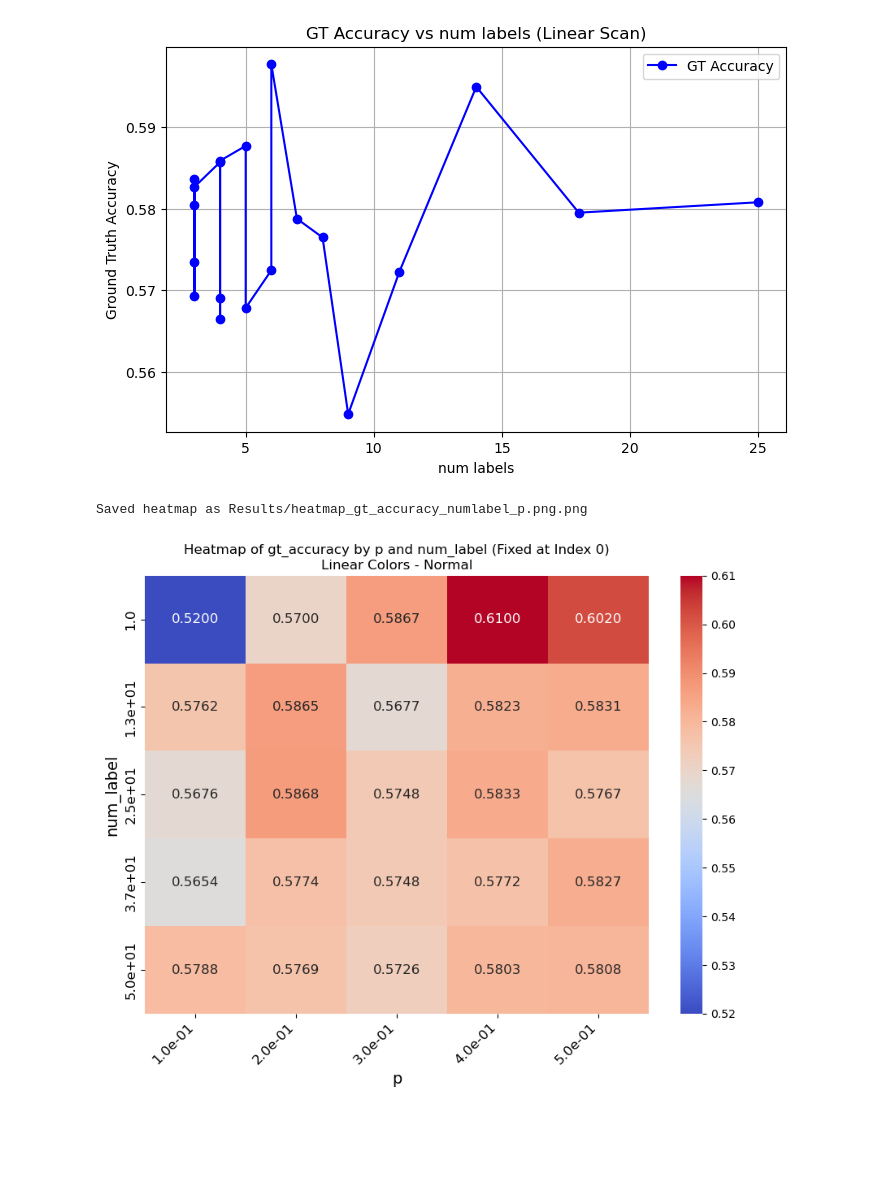
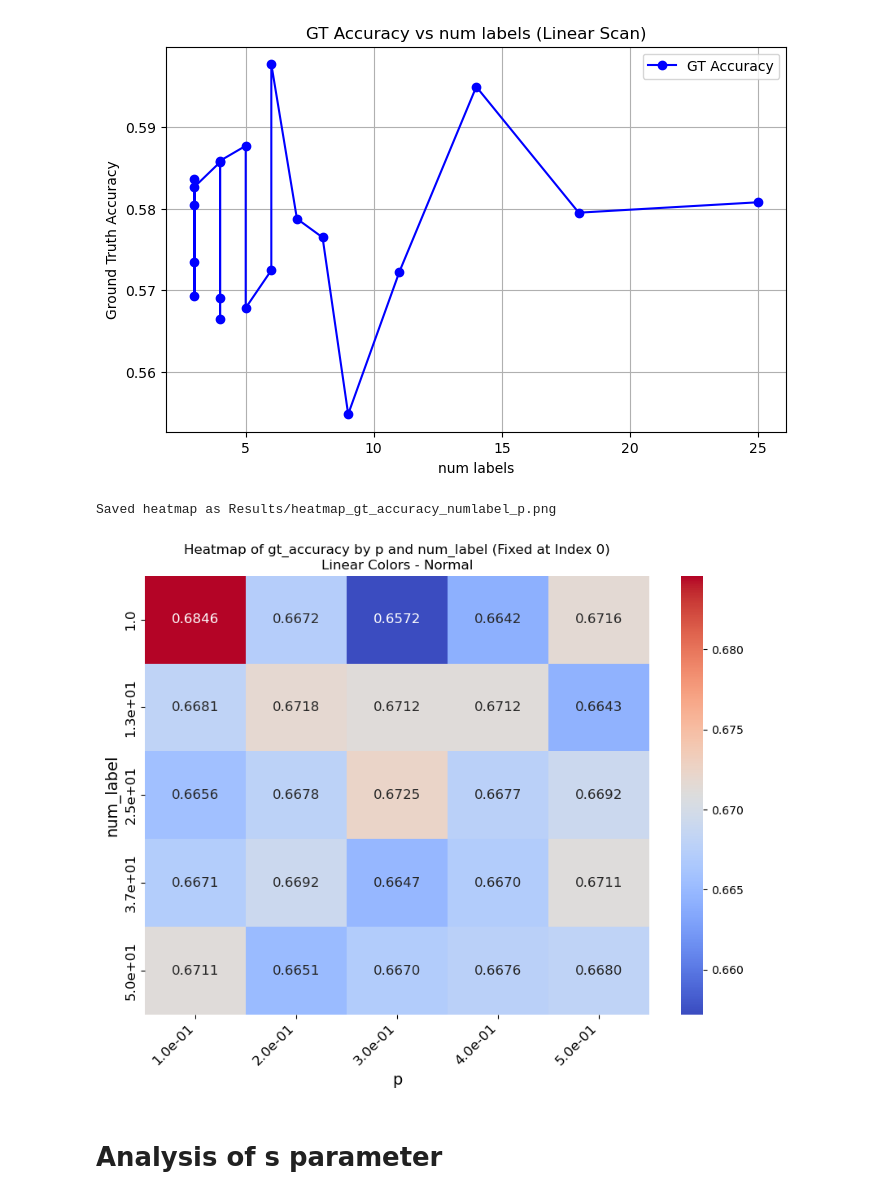
Before and after one commit to MayeulCassier/Matrix-Factorization-With-Comparison-Data, a Jupyter notebook: generation_analysis.ipynb, the cells around one changed output. Drawn from its saved outputs; the diff is of its cells as text; code cells hidden in the pictures; blank space fills up the shorter version.

Commit message:
Generalization of parameter_scan

```diff
--- a/generation_analysis.ipynb
+++ b/generation_analysis.ipynb
@@ -48,21 +48,24 @@ plt.show()
 # %%
 from helpers import parameter_scan_ground_truth
 import numpy as np
 
 
 # define values for p and num_label
 p_values = list(np.linspace(0.1, 0.5, 5))  # 5 valeurs entre 0.1 et 0.5
 num_label_values = np.linspace(1, 50, 5, dtype=int)  # 5 values between 1 et 50
 
+
 # launch parameter scan with linear=False
-results_full = parameter_scan_ground_truth(n=100, m=200, p=p_values, d=10, s=1.0, device="cpu",
+results_full = parameter_scan_ground_truth(n=1000, m=1000, p=p_values, d=2, s=2.0, device="cpu",
                                            num_label=num_label_values, linear=False)
 
 from visualization import plot_all_heatmaps
 
 # plot heatmap for gt_accuracy vs p and num_label
 
 plot_all_heatmaps(results_full, "p", "num_label", "gt_accuracy", save_path="Results/heatmap_gt_accuracy_numlabel_p")
 # %% [output]
-Saved heatmap as Results/heatmap_gt_accuracy_numlabel_p.png.png
+Saved heatmap as Results/heatmap_gt_accuracy_numlabel_p.png
-[figure, old version]
+[figure, new version]
+# %% [markdown]
+# Analysis of s parameter
```
Also changed, not shown: parts of 2 cells of this notebook, 2 other files.
